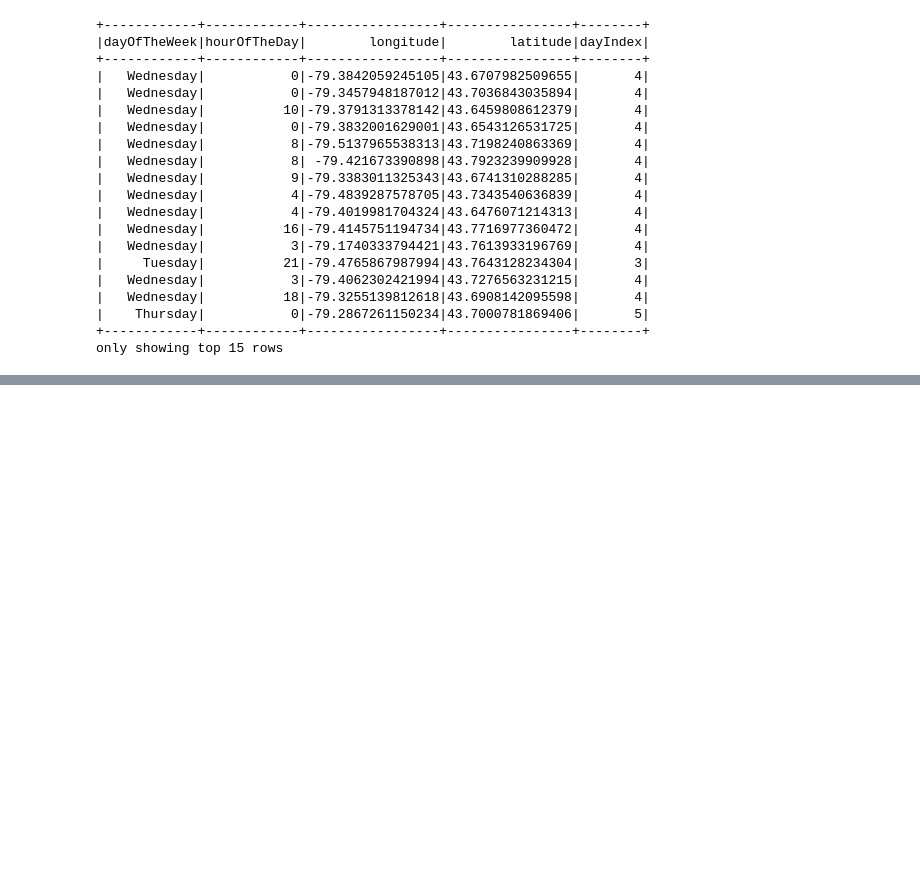
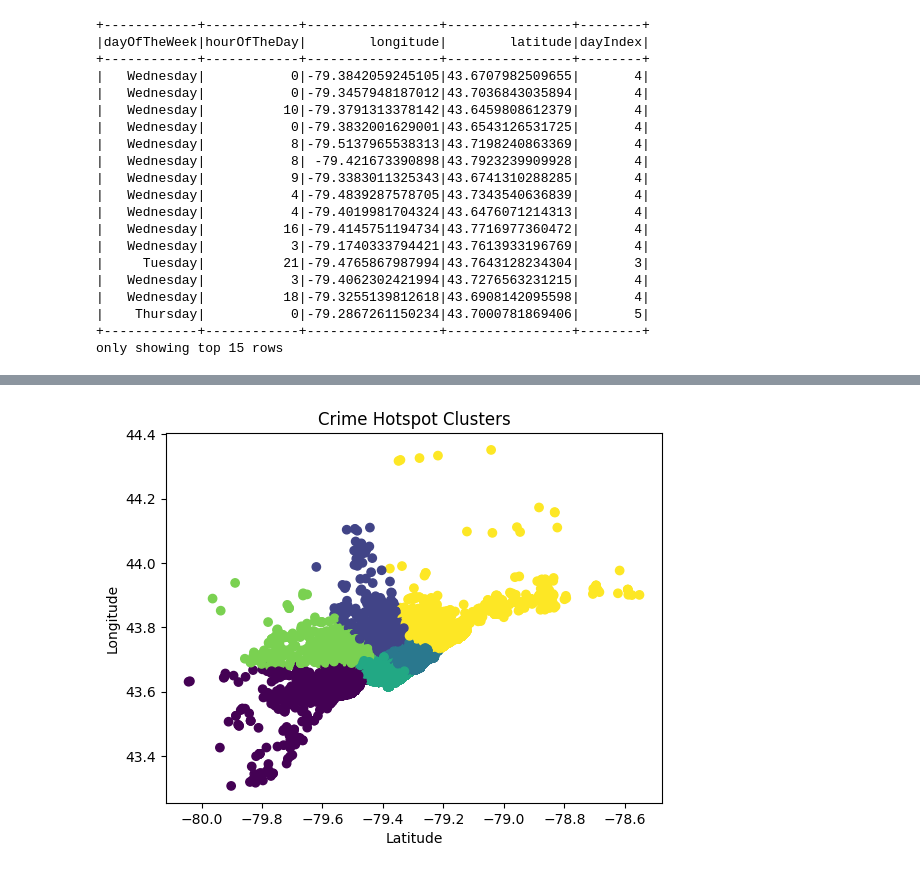
Before and after one commit to AjayArumugam07/PatrolOptimizer-BigDataAnalysis, a Jupyter notebook: Data Cleaning.ipynb, the cells around one changed output, grey strips where cells are left out. Drawn from its saved outputs; the diff is of its cells as text; code cells hidden in the pictures; blank space fills up the shorter version.

Commit message:
changed graph

```diff
--- a/Data Cleaning.ipynb
+++ b/Data Cleaning.ipynb
@@ -240,0 +217,18 @@ plt.show()
+# %%
+# Standardize features
+scaler = StandardScaler()
+X_scaled = scaler.fit_transform(pd_crime_data)
+
+optimal_k = 6
+
+kmeans = KMeans(n_clusters=optimal_k, init='k-means++', random_state=0)
+pd_crime_data["prediction"] = kmeans.fit_predict(X_scaled)
+
+# Visualize the clusters on a map
+plt.scatter(pd_crime_data['longitude'], pd_crime_data['latitude'], c=pd_crime_data['prediction'], cmap='viridis')
+plt.title('Crime Hotspot Clusters')
+plt.ylabel('Longitude')
+plt.xlabel('Latitude')
+plt.show()
+# %% [output]
+[figure, added]
```
Also changed, not shown: parts of 5 cells of this notebook, 1 other file.
